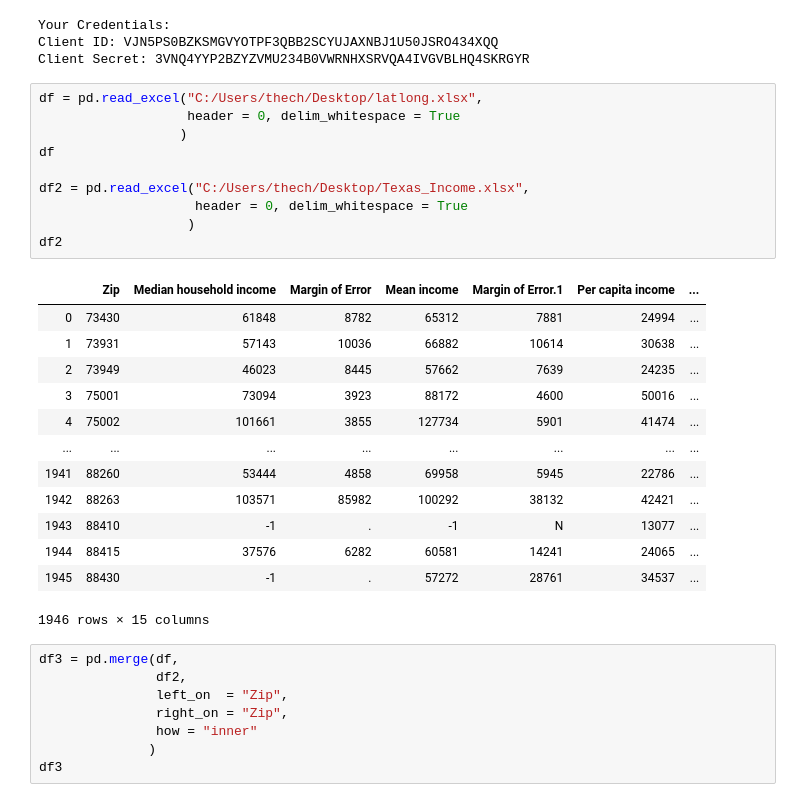
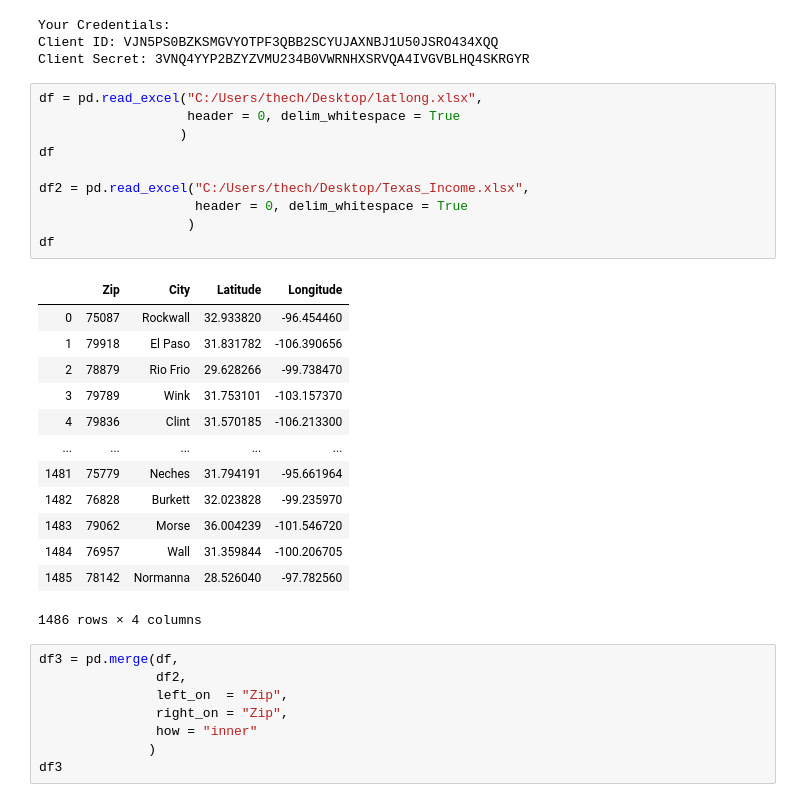
Before and after one commit to a-dodds-datascience/Coursera_Capstone, a Jupyter notebook: CourseraCapstone.ipynb, the cells around one changed output. Cells and saved outputs as stored; diff of their text form.

```diff
--- a/CourseraCapstone.ipynb
+++ b/CourseraCapstone.ipynb
@@ -48,27 +54,27 @@ Client Secret: 3VNQ4YYP2BZYZVMU234B0VWRNHXSRVQA4IVGVBLHQ4SKRGYR
 # %%
 df = pd.read_excel("C:/Users/thech/Desktop/latlong.xlsx",
                    header = 0, delim_whitespace = True
                   )
 df
 
 df2 = pd.read_excel("C:/Users/thech/Desktop/Texas_Income.xlsx",
                     header = 0, delim_whitespace = True
                    )
-df2
+df
 # %% [output]
-|  | Zip | Median household income | Margin of Error | Mean income | Margin of Error.1 | Per capita income | ... |
-| 0 | 73430 | 61848 | 8782 | 65312 | 7881 | 24994 | ... |
-| 1 | 73931 | 57143 | 10036 | 66882 | 10614 | 30638 | ... |
-| 2 | 73949 | 46023 | 8445 | 57662 | 7639 | 24235 | ... |
-| 3 | 75001 | 73094 | 3923 | 88172 | 4600 | 50016 | ... |
-| 4 | 75002 | 101661 | 3855 | 127734 | 5901 | 41474 | ... |
-| ... | ... | ... | ... | ... | ... | ... | ... |
-| 1941 | 88260 | 53444 | 4858 | 69958 | 5945 | 22786 | ... |
-| 1942 | 88263 | 103571 | 85982 | 100292 | 38132 | 42421 | ... |
-| 1943 | 88410 | -1 | . | -1 | N | 13077 | ... |
-| 1944 | 88415 | 37576 | 6282 | 60581 | 14241 | 24065 | ... |
-| 1945 | 88430 | -1 | . | 57272 | 28761 | 34537 | ... |
+|  | Zip | City | Latitude | Longitude |
+| 0 | 75087 | Rockwall | 32.933820 | -96.454460 |
+| 1 | 79918 | El Paso | 31.831782 | -106.390656 |
+| 2 | 78879 | Rio Frio | 29.628266 | -99.738470 |
+| 3 | 79789 | Wink | 31.753101 | -103.157370 |
+| 4 | 79836 | Clint | 31.570185 | -106.213300 |
+| ... | ... | ... | ... | ... |
+| 1481 | 75779 | Neches | 31.794191 | -95.661964 |
+| 1482 | 76828 | Burkett | 32.023828 | -99.235970 |
+| 1483 | 79062 | Morse | 36.004239 | -101.546720 |
+| 1484 | 76957 | Wall | 31.359844 | -100.206705 |
+| 1485 | 78142 | Normanna | 28.526040 | -97.782560 |
-1946 rows × 15 columns
+1486 rows × 4 columns
 # %%
 df3 = pd.merge(df,
                df2,
```
Also changed, not shown: parts of 1 cell of this notebook.
